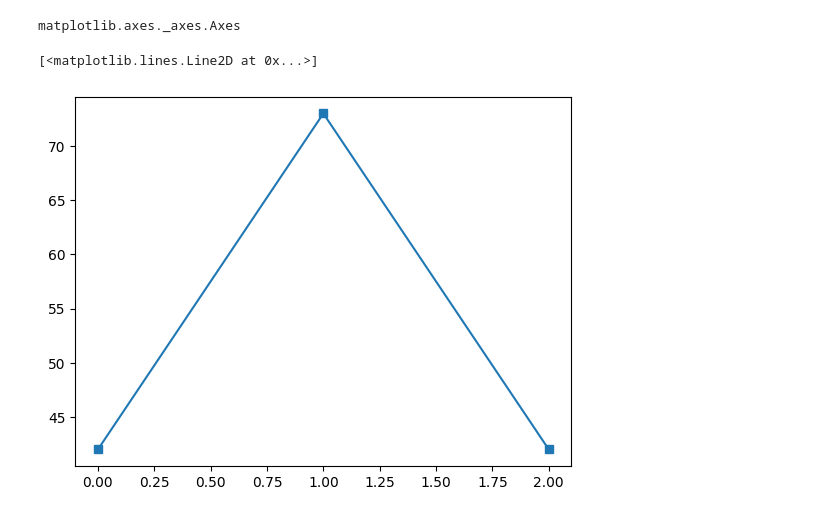
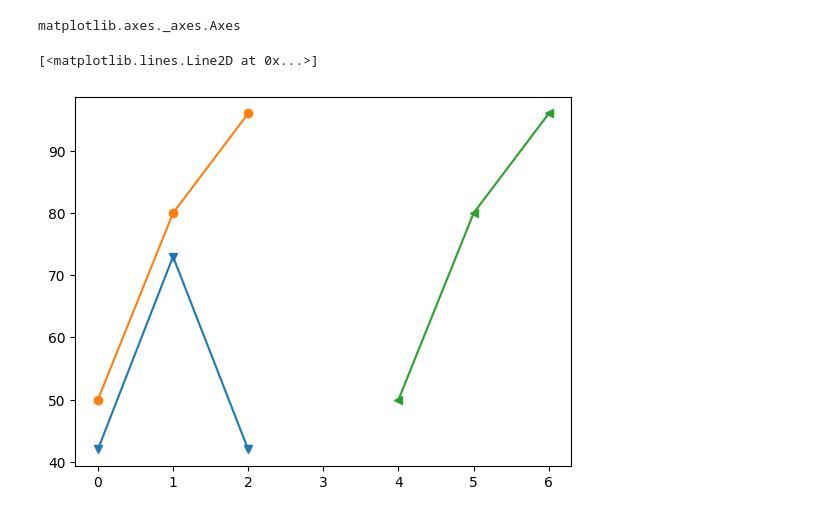
Before and after one commit to NicoleSchwartz/20241505-tutorial-pandas-matplotlib, a Jupyter notebook: tutorial.ipynb, the cells around one changed output. Drawn from its saved outputs; the diff is of its cells as text; code cells hidden in the pictures.

```diff
--- a/tutorial.ipynb
+++ b/tutorial.ipynb
@@ -635,7 +635,9 @@ matplotlib.axes._axes.Axes
 # %%
 fig, ax = plt.subplots()
 
 ax.plot((0, 1, 2), (42, 73, 42), marker="v")
+ax.plot((0, 1, 2), (50, 80, 96), marker="o")
+ax.plot((4, 5, 6), (50, 80, 96), marker="<")
 # %% [output]
 [<matplotlib.lines.Line2D at 0x...>]
-[figure, old version]
+[figure, new version]
```
